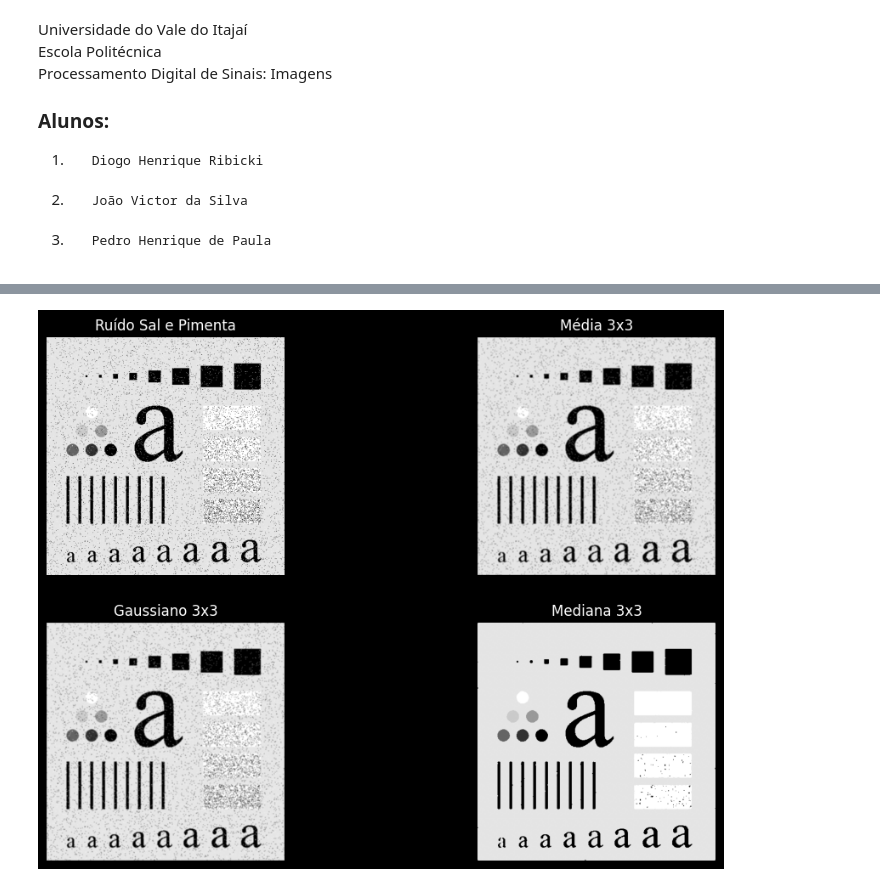
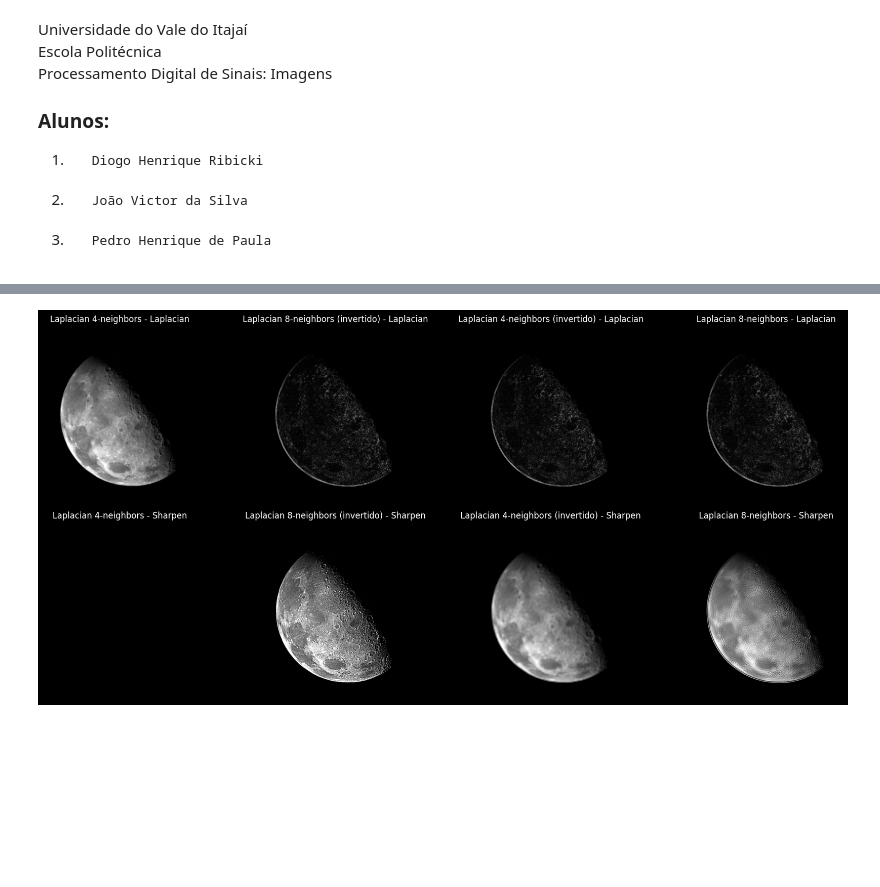
Before and after one commit to jvctrsilva/PDI_T1_Filtragem_Espacial, a Jupyter notebook: Filtragem_Espacial.ipynb, the cells around one changed output, grey strips where cells are left out. Drawn from its saved outputs; the diff is of its cells as text; code cells hidden in the pictures; blank space fills up the shorter version.

```diff
--- a/Filtragem_Espacial.ipynb
+++ b/Filtragem_Espacial.ipynb
@@ -181,26 +205,0 @@ median_gn_3 = median_filter(img_gn, 3)
-# %%
-plt.figure(figsize=(12, 8))
-
-plt.subplot(2, 2, 1)
-plt.imshow(img_sp, cmap='gray')
-plt.title('Ruído Sal e Pimenta')
-plt.axis('off')
-
-plt.subplot(2, 2, 2)
-plt.imshow(mean_sp_3, cmap='gray')
-plt.title('Média 3x3')
-plt.axis('off')
-
-plt.subplot(2, 2, 3)
-plt.imshow(gauss_sp_3, cmap='gray')
-plt.title('Gaussiano 3x3')
-plt.axis('off')
-
-plt.subplot(2, 2, 4)
-plt.imshow(median_sp_3, cmap='gray')
-plt.title('Mediana 3x3')
-plt.axis('off')
-
-plt.show()
-# %% [output]
-[figure, removed]
@@ -206,0 +256,36 @@ plt.show()
+# %%
+# Laplacian
+
+kernels = {
+    "Laplacian 4-neighbors": laplacian_1,
+    "Laplacian 8-neighbors (invertido)": laplacian_2,
+    "Laplacian 4-neighbors (invertido)": laplacian_3,
+    "Laplacian 8-neighbors": laplacian_4
+}
+
+img = img_grayscale_pondered
+
+plt.figure(figsize=(18, 8))
+
+for i, (name, kernel) in enumerate(kernels.items()):
+
+    lap_img = conv2d_float(img, kernel)
+    lap_img_show = normalize_image(lap_img)
+
+    sharp_lap = img.astype(float) - lap_img
+    sharp_lap = np.clip(sharp_lap, 0, 255).astype(np.uint8)
+
+    plt.subplot(2, 4, i + 1)
+    plt.imshow(lap_img_show, cmap='gray')
+    plt.title(f"{name} - Laplacian")
+    plt.axis('off')
+
+    plt.subplot(2, 4, i + 5)
+    plt.imshow(sharp_lap, cmap='gray')
+    plt.title(f"{name} - Sharpen")
+    plt.axis('off')
+
+plt.tight_layout()
+plt.show()
+# %% [output]
+[figure, added]
```
Also changed, not shown: parts of 22 cells of this notebook.
